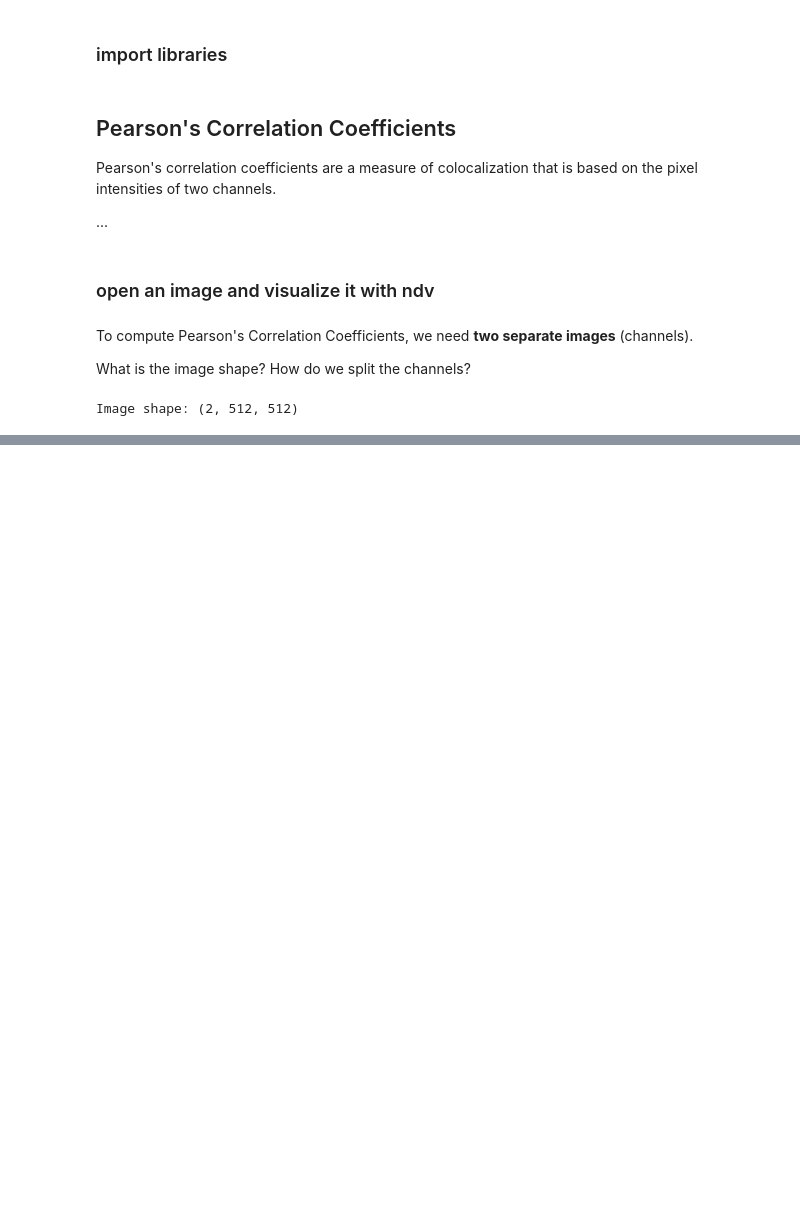
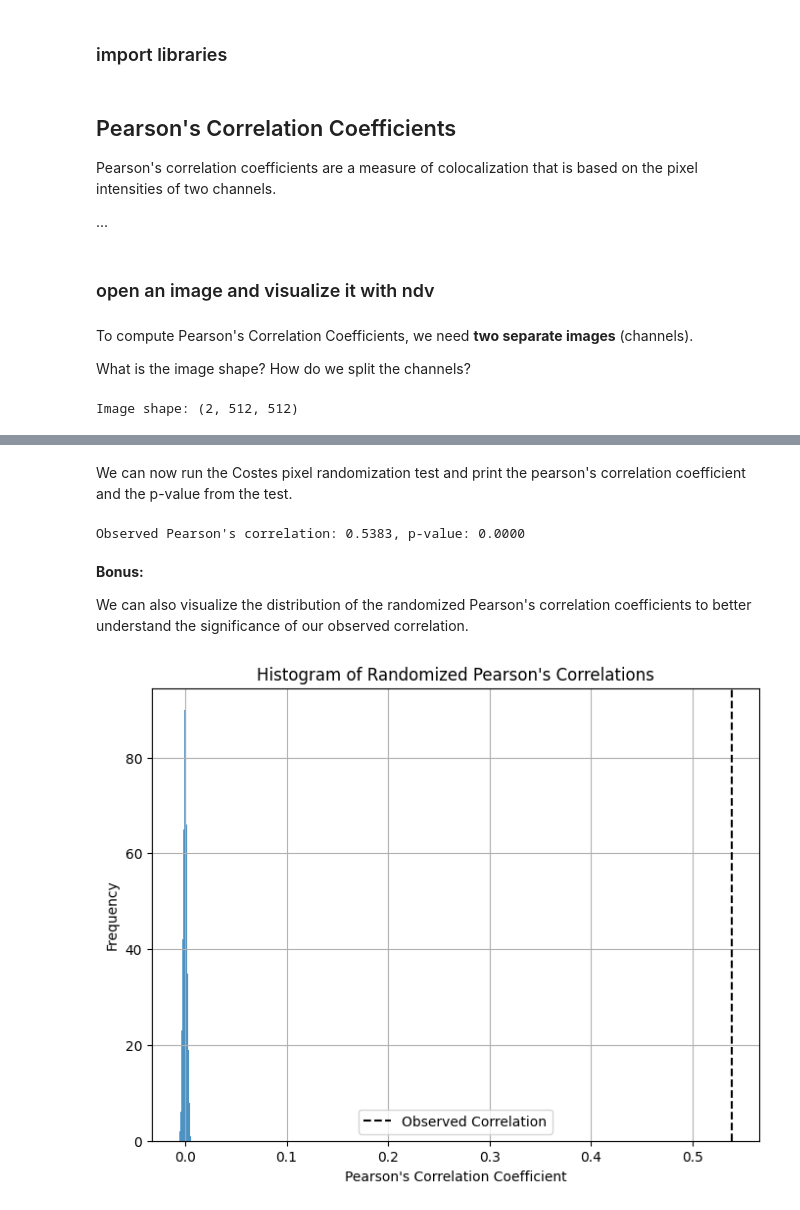
Before and after one commit to tlambert03/bobiac, a Jupyter notebook: content/08_colocalization/pixel_intensity_based_colocalization_pearsons.ipynb, the cells around one changed output, grey strips where cells are left out. Drawn from its saved outputs; the diff is of its cells as text; code cells hidden in the pictures; blank space fills up the shorter version.

```diff
--- a/content/08_colocalization/pixel_intensity_based_colocalization_pearsons.ipynb
+++ b/content/08_colocalization/pixel_intensity_based_colocalization_pearsons.ipynb
@@ -159,0 +218,27 @@ Pearson's correlation coefficient (masked, scipy): 0.1494, p-value: 0.0293
+# %% [markdown]
+We can now run the Costes pixel randomization test and print the pearson's correlation coefficient and the p-value from the test.
+# %%
+p, random_corrs, p_value = costes_pixel_randomization(ch1, ch2)
+# p, random_corrs, p_value = costes_pixel_randomization(image_1_masked, image_2_masked)
+print(f"Observed Pearson's correlation: {p:.4f}, p-value: {p_value:.4f}")
+# %% [output]
+Observed Pearson's correlation: 0.5383, p-value: 0.0000
+# %% [markdown]
+**Bonus:**
+
+We can also visualize the distribution of the randomized Pearson's correlation coefficients to better understand the significance of our observed correlation.
+# %%
+# plot histogram of random correlations
+plt.figure(figsize=(8, 6))
+plt.hist(random_corrs, bins=30, alpha=0.8)
+plt.axvline(
+    p, color="k", linestyle="dashed", linewidth=1.5, label="Observed Correlation"
+)
+plt.title("Histogram of Randomized Pearson's Correlations")
+plt.xlabel("Pearson's Correlation Coefficient")
+plt.ylabel("Frequency")
+plt.legend()
+plt.grid()
+plt.show()
+# %% [output]
+[figure, added]
```
Also changed, not shown: parts of 6 cells of this notebook.
